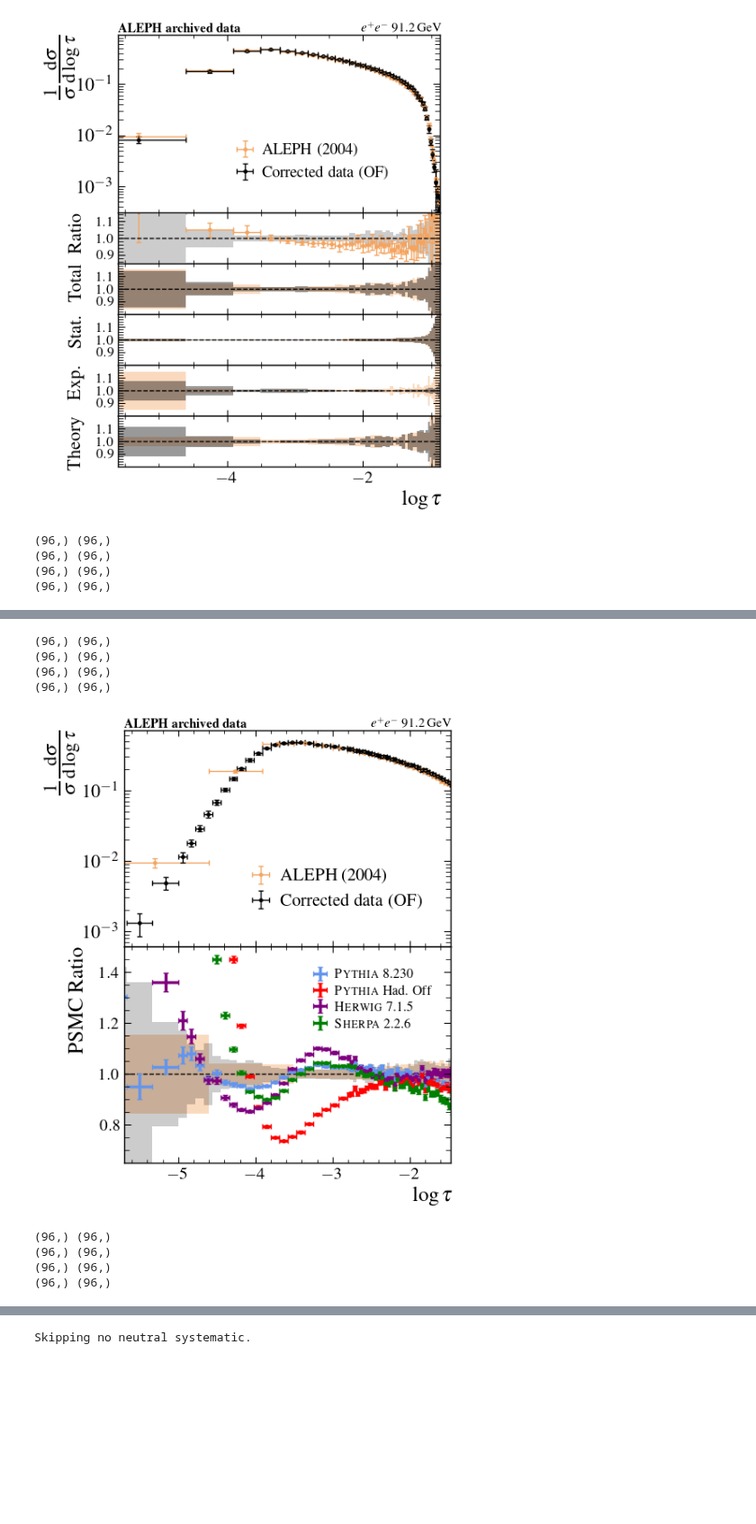
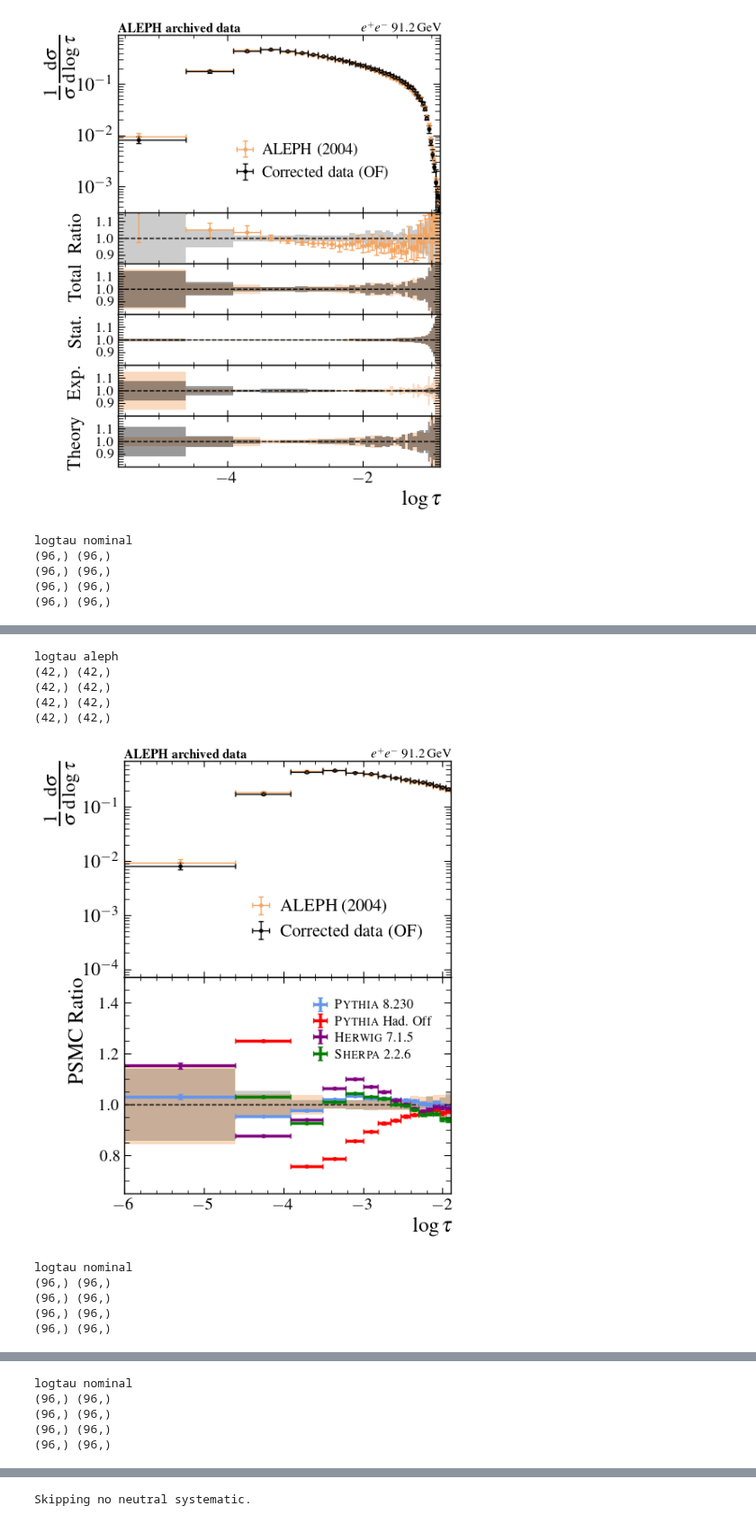
Before and after one commit to badeaa3/unfold-ee-logtau, a Jupyter notebook: Plotting/VisualizeResult.ipynb, the cells around one changed output, grey strips where cells are left out. Shown at 90% size. Saved outputs shown, nothing was run; the diff lists cells and outputs as text; code cells hidden in the pictures; blank space fills up the shorter version.

Commit message:
Update plotting

```diff
--- a/Plotting/VisualizeResult.ipynb
+++ b/Plotting/VisualizeResult.ipynb
@@ -1885,29 +1885,41 @@ style = {
 
 # configuration
 paperPlotConf = {
-    "peak" : {
+    "peak_nominal" : {
         "key" : "logtau",
-        "ax2_xlim" : [-6, math.log(0.15)], # [-5.7, math.log(0.15)]
+        "ax2_xlim" : [-6, math.log(0.15)],
+        "ax1_ylim" : [7*10**-5, 7*10**-1],
+        "ax1_ylabel" : r"$\frac{{1}}{{\sigma}} \frac{{\mathrm{d}\sigma}}{{\mathrm{d}\log{{\tau}}}}$",
+        "ax2_xlabel" : r"$\log{{\tau}}$",
+        "legend_bbox" : (0.315, 0.05),
+        "binType" : "nominal",
+    },
+    "peak_aleph" : {
+        "key" : "logtau",
+        "ax2_xlim" : [-6, math.log(0.15)],
         "ax1_ylim" : [7*10**-5, 7*10**-1], #[6*10**-4, 7*10**-1]
         "ax1_ylabel" : r"$\frac{{1}}{{\sigma}} \frac{{\mathrm{d}\sigma}}{{\mathrm{d}\log{{\tau}}}}$",
         "ax2_xlabel" : r"$\log{{\tau}}$",
         "legend_bbox" : (0.315, 0.05),
+        "binType" : "aleph",
     },
-    "peak+tail" : {
+    "peak+tail_nominal" : {
         "key" : "logtau",
         "ax2_xlim" : [-5.7, math.log(0.23)],
         "ax1_ylim" : [6*10**-4, 7*10**-1], #[2*10**-3, 7*10**-1],
         "ax1_ylabel" : r"$\frac{{1}}{{\sigma}} \frac{{\mathrm{d}\sigma}}{{\mathrm{d}\log{{\tau}}}}$",
         "ax2_xlabel" : r"$\log{{\tau}}$",
         "legend_bbox" : (0.315, 0.05),
+        "binType" : "nominal",
     },
-    "full" : {
+    "full_nominal" : {
         "key" : "logtau",
         "ax2_xlim" : [-5.7, math.log(0.5)],
         "ax1_ylim" : [6*10**-4, 7*10**-1], #[2*10**-3, 7*10**-1],
         "ax1_ylabel" : r"$\frac{{1}}{{\sigma}} \frac{{\mathrm{d}\sigma}}{{\mathrm{d}\log{{\tau}}}}$",
         "ax2_xlabel" : r"$\log{{\tau}}$",
         "legend_bbox" : (0.315, 0.05),
+        "binType" : "nominal",
     },
     # "tail" : {
     #     "key" : "tau",
@@ -1926,10 +1938,20 @@ for region, region_style in paperPlotConf.items():
 
     # pick up settings
     key = region_style["key"]
-    binType = "nominal"
-    bins = conf[key]["bins"]
+    # binType = "nominal"
+    # bins = conf[key]["bins"]
+    # bin_widths = bins[1:] - bins[:-1]
+    # bin_centers = (bins[:-1] + bins[1:]) / 2
+
+    binType = region_style["binType"]
+    if binType == "aleph":
+        bins = conf[key][binType]["bins"]
+        bin_centers = conf[key][binType]["x"]
+    if binType == "nominal":
+        bins = conf[key]["bins"]
+        bin_centers = (bins[:-1] + bins[1:]) / 2
     bin_widths = bins[1:] - bins[:-1]
-    bin_centers = (bins[:-1] + bins[1:]) / 2
+    print(key, binType)
 
     fig,axs = plt.subplots(
         2, 1,
@@ -2253,38 +2275,41 @@ for region, region_style in paperPlotConf.items():
 
 
     outFileName = f"{plotOutDir}/{key}_{region}_mcComparison.pdf"
     if skipNoNeutrals:
         outFileName = outFileName.replace(".pdf", "_NEENES.pdf")
     plt.savefig(outFileName, bbox_inches=None, dpi=150)
 
 
     plt.show()
     plt.close()
 
     ut.watermark(
         outFileName, # input file name
         outFileName.replace(".pdf", "_eea.pdf"), # output file name
         scale=0.06, tx=85, ty=352,
         logo_fpath='./ee-logo.pdf',
     )
 
     ut.watermark(
         outFileName, # input file name
         outFileName.replace(".pdf", "_eea_transparent.pdf"), # output file name
         scale=0.06, tx=85, ty=352,
         logo_fpath='./ee-logo-transparent.pdf',
     )
 # %% [output]
+logtau nominal
 (96,) (96,)
 (96,) (96,)
 (96,) (96,)
 (96,) (96,)
 [figure]
-(96,) (96,)
-(96,) (96,)
-(96,) (96,)
-(96,) (96,)
+logtau aleph
+(42,) (42,)
+(42,) (42,)
+(42,) (42,)
+(42,) (42,)
-[figure, old version]
+[figure, new version]
+logtau nominal
 (96,) (96,)
 (96,) (96,)
 (96,) (96,)
@@ -2292,0 +2318,5 @@ for region, region_style in paperPlotConf.items():
+logtau nominal
+(96,) (96,)
+(96,) (96,)
+(96,) (96,)
+(96,) (96,)
```
Also changed, not shown: parts of 3 cells of this notebook.
